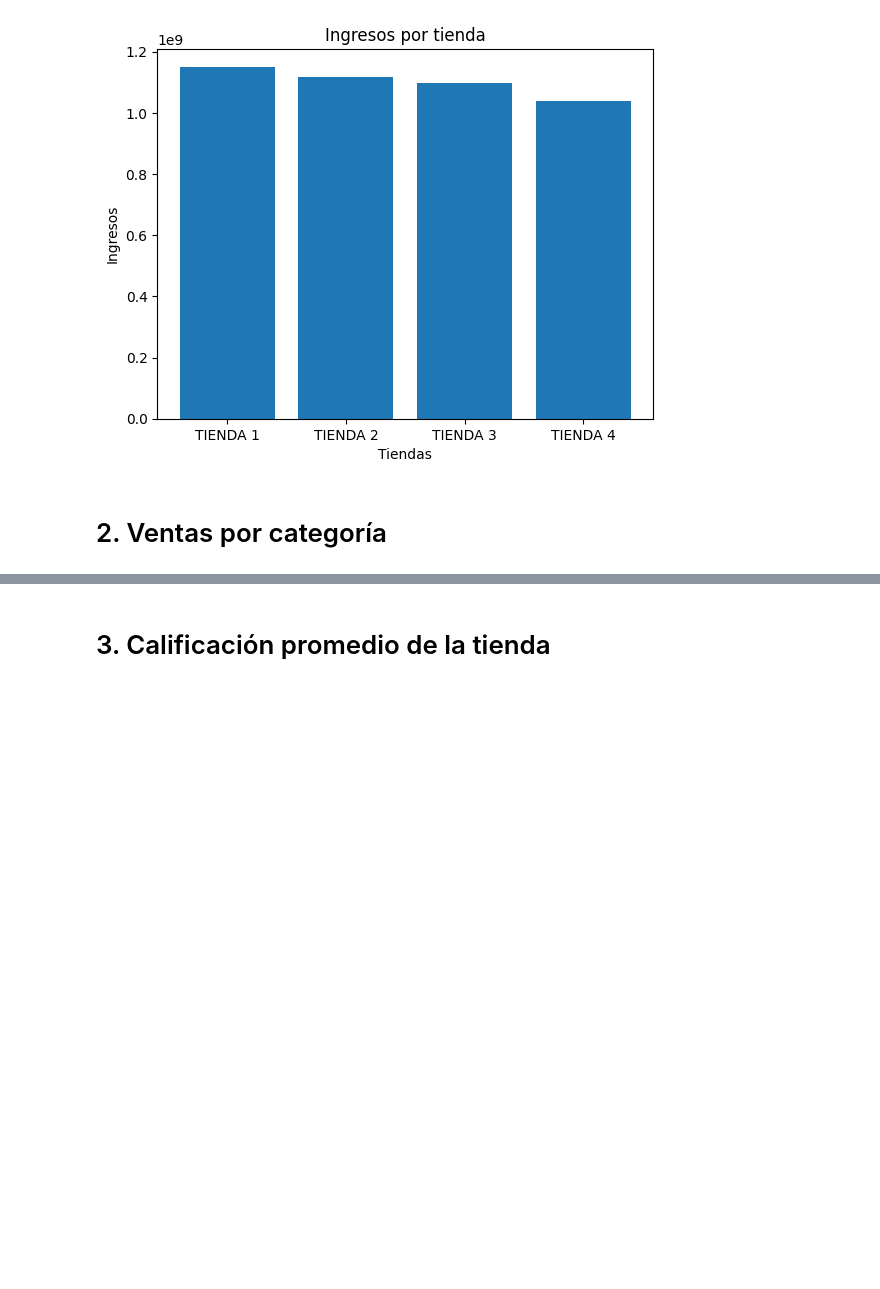
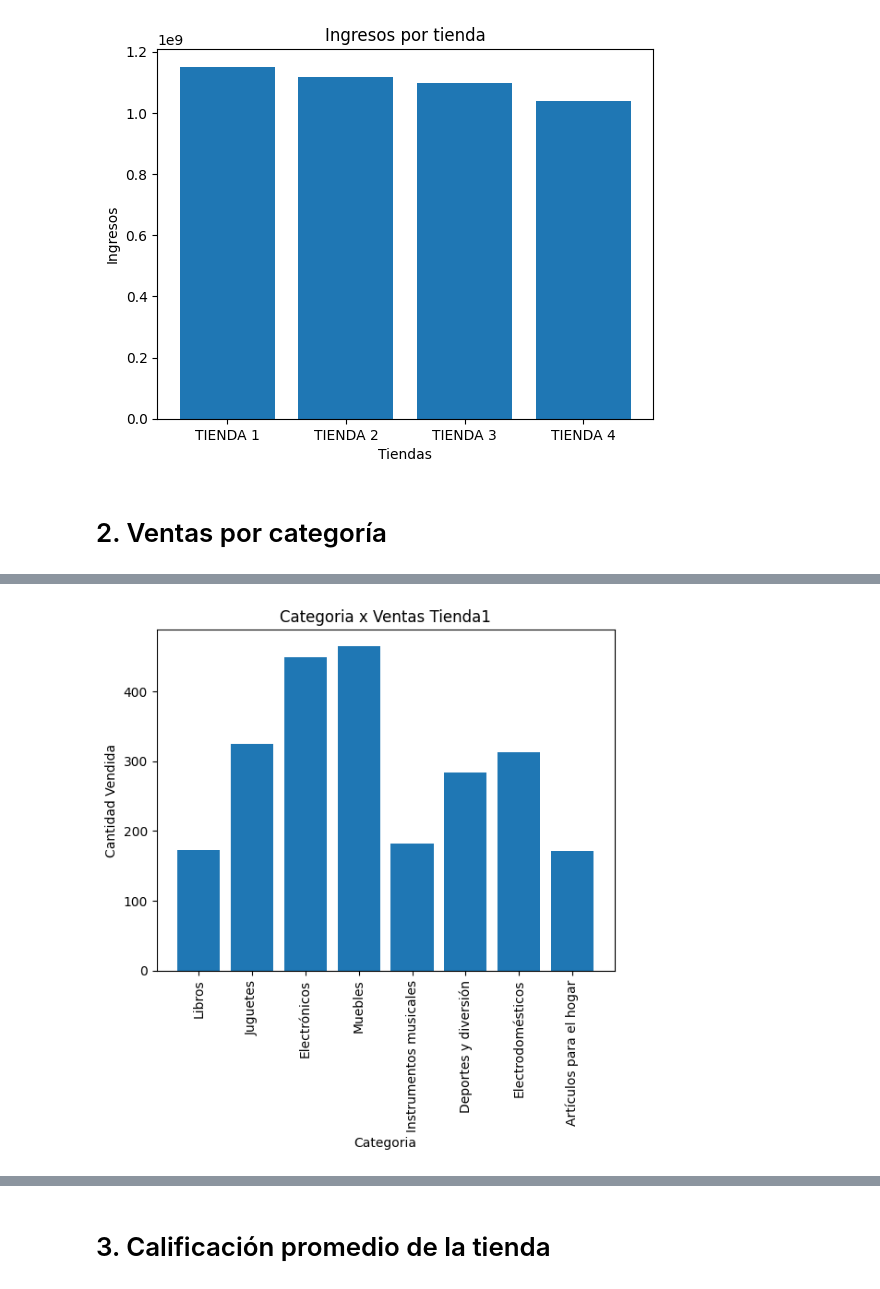
Before and after one commit to cmrondon2000/challenge1-data-science-latam, a Jupyter notebook: AluraStoreLatam.ipynb, the cells around one changed output, grey strips where cells are left out. Cells and saved outputs as stored; diff of their text form; code cells hidden in the pictures; blank space fills up the shorter version.

```diff
--- a/AluraStoreLatam.ipynb
+++ b/AluraStoreLatam.ipynb
@@ -73,3 +73,100 @@ plt.show()
 [figure]
 # %% [markdown]
 # 2. Ventas por categoría
+# %%
+categoria_tienda1 = tienda["Categoría del Producto"].tolist()
+categoria_unica_tienda1 = list(set(categoria_tienda1))
+print(categoria_unica_tienda1)
+
+cantidad_categoria_tienda1 = []
+for categoria in categoria_unica_tienda1:
+  cantidad_categoria_tienda1.append(categoria_tienda1.count(categoria))
+print(cantidad_categoria_tienda1)
+
+categorias_totales_tienda1 = [(categoria_unica_tienda1[i], cantidad_categoria_tienda1[i]) for i in range(len(categoria_unica_tienda1))]
+print(categorias_totales_tienda1)
+
+for categoria, cantidad in categorias_totales_tienda1:
+  if cantidad == max(cantidad_categoria_tienda1):
+    print(f"La categoría con más ventas es {categoria} con {cantidad} ventas")
+
+
+plt.bar(categoria_unica_tienda1, cantidad_categoria_tienda1)
+plt.xlabel("Categoria")
+plt.ylabel("Cantidad Vendida")
+plt.title("Categoria x Ventas Tienda1")
+plt.xticks(rotation="vertical")
+plt.show()
+
+categoria_tienda2 = tienda2["Categoría del Producto"].tolist()
+categoria_unica_tienda2 = list(set(categoria_tienda2))
+print(categoria_unica_tienda2)
+
+cantidad_categoria_tienda2 = []
+for categoria in categoria_unica_tienda2:
+  cantidad_categoria_tienda2.append(categoria_tienda2.count(categoria))
+print(cantidad_categoria_tienda2)
+
+categorias_totales_tienda2 = [(categoria_unica_tienda2[i], cantidad_categoria_tienda2[i]) for i in range(len(categoria_unica_tienda2))]
+print(categorias_totales_tienda2)
+
+for categoria, cantidad in categorias_totales_tienda2:
+  if cantidad == max(cantidad_categoria_tienda2):
+    print(f"La categoría con más ventas es {categoria} con {cantidad} ventas")
+
+
+plt.bar(categoria_unica_tienda2, cantidad_categoria_tienda2)
+plt.xlabel("Categoria")
+plt.ylabel("Cantidad Vendida")
+plt.title("Categoria x Ventas Tienda2")
+plt.xticks(rotation="vertical")
+plt.show()
+
+categoria_tienda3 = tienda3["Categoría del Producto"].tolist()
+categoria_unica_tienda3 = list(set(categoria_tienda3))
+print(categoria_unica_tienda3)
+
+cantidad_categoria_tienda3 = []
+for categoria in categoria_unica_tienda3:
+  cantidad_categoria_tienda3.append(categoria_tienda3.count(categoria))
+print(cantidad_categoria_tienda3)
+
+categorias_totales_tienda3 = [(categoria_unica_tienda3[i], cantidad_categoria_tienda3[i]) for i in range(len(categoria_unica_tienda3))]
+print(categorias_totales_tienda3)
+
+for categoria, cantidad in categorias_totales_tienda3:
+  if cantidad == max(cantidad_categoria_tienda3):
+    print(f"La categoría con más ventas es {categoria} con {cantidad} ventas")
+
+
+plt.bar(categoria_unica_tienda3, cantidad_categoria_tienda3)
+plt.xlabel("Categoria")
+plt.ylabel("Cantidad Vendida")
+plt.title("Categoria x Ventas Tienda3")
+plt.xticks(rotation="vertical")
+plt.show()
+
+categoria_tienda4 = tienda4["Categoría del Producto"].tolist()
+categoria_unica_tienda4 = list(set(categoria_tienda4))
+print(categoria_unica_tienda4)
+
+cantidad_categoria_tienda4 = []
+for categoria in categoria_unica_tienda4:
+  cantidad_categoria_tienda4.append(categoria_tienda4.count(categoria))
+print(cantidad_categoria_tienda4)
+
+categorias_totales_tienda4 = [(categoria_unica_tienda4[i], cantidad_categoria_tienda4[i]) for i in range(len(categoria_unica_tienda4))]
+print(categorias_totales_tienda4)
+
+for categoria, cantidad in categorias_totales_tienda4:
+  if cantidad == max(cantidad_categoria_tienda4):
+    print(f"La categoría con más ventas es {categoria} con {cantidad} ventas")
+
+
+plt.bar(categoria_unica_tienda4, cantidad_categoria_tienda4)
+plt.xlabel("Categoria")
+plt.ylabel("Cantidad Vendida")
+plt.title("Categoria x Ventas Tienda4")
+plt.xticks(rotation="vertical")
+plt.show()
+# %% [output]
@@ -75,0 +177 @@ plt.show()
+[figure, added]
```
Also changed, not shown: parts of 1 cell of this notebook.
